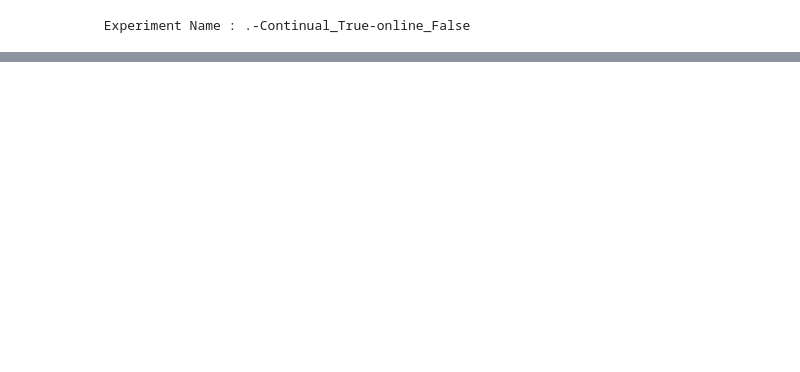
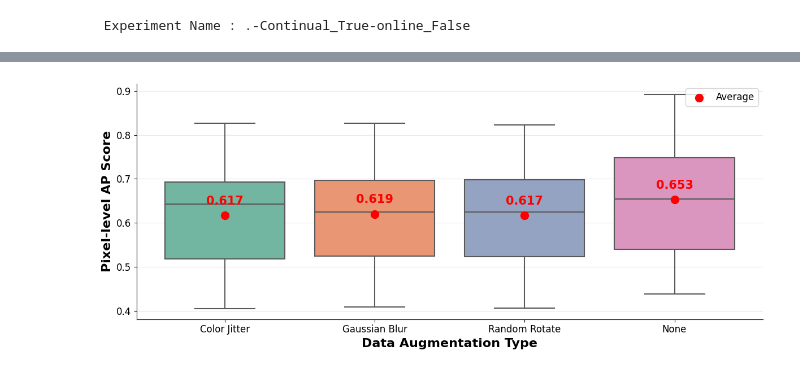
Before and after one commit to crimama/LifeLongerAD, a Jupyter notebook: temp.ipynb, the cells around one changed output, grey strips where cells are left out. Cells and saved outputs as stored; diff of their text form; code cells hidden in the pictures; blank space fills up the shorter version.

```diff
--- a/temp.ipynb
+++ b/temp.ipynb
@@ -613,5 +65,0 @@ true_feats = self.pre_projection(feat)
-# %%
-features = self.forward_modules["feature_aggregator"](images)
-features = [features[layer] for layer in self.layers_to_extract_from]
-for f in features:
-    print(f.shape)
@@ -621,8 +65,0 @@ torch.Size([8, 1024, 14, 14])
-# %%
-for i, feat in enumerate(features):
-    if len(feat.shape) == 3:
-        B, L, C = feat.shape
-        features[i] = feat.reshape(B, int(math.sqrt(L)), int(math.sqrt(L)), C).permute(0, 3, 1, 2)
-
-for f in features:
-    print(f.shape)
@@ -632,7 +65,0 @@ torch.Size([8, 1024, 14, 14])
-# %%
-features = [
-            self.patch_maker.patchify(x, return_spatial_info=True) for x in features
-        ]
-features = [x[0] for x in features]
-for f in features:
-    print(f.shape)
@@ -696,0 +123,63 @@ features = backbone(images, layers_to_extract=[3, 6, 9])
+# %%
+import pandas as pd
+import matplotlib.pyplot as plt
+import seaborn as sns
+import io
+
+# 1. 데이터 파싱 및 DataFrame 생성
+data_string = """
+Color Jitter	Gaussian Blur	Random Rotate	None
+bottle	0.647 	0.823 	0.823 	0.845
+cable	0.771 	0.723 	0.730 	0.742
+capsule	0.499 	0.508 	0.508 	0.539
+carpet	0.824 	0.761 	0.768 	0.785
+grid	0.732 	0.422 	0.406 	0.489
+hazelnut	0.643 	0.656 	0.640 	0.660
+leather	0.461 	0.596 	0.596 	0.541
+metal_nut	0.405 	0.826 	0.823 	0.892
+pill	0.646 	0.624 	0.624 	0.755
+screw	0.600 	0.409 	0.409 	0.438
+tile	0.826 	0.541 	0.538 	0.598
+toothbrush	0.654 	0.657 	0.657 	0.654
+transistor	0.537 	0.599 	0.595 	0.633
+wood	0.596 	0.477 	0.467 	0.537
+zipper	0.408 	0.669 	0.666 	0.680
+Average	0.617 	0.619 	0.617 	0.653
+"""
+
+# 첫 번째 행을 헤더로 사용하고 첫 번째 열을 인덱스로 설정
+df = pd.read_csv(io.StringIO(data_string), sep='\t', index_col=0)
+
+# 인덱스를 'Category' 컬럼으로 변환
+df = df.reset_index()
+df = df.rename(columns={'index': 'Category'})
+
+# 2. 그룹형 막대 그래프 (전체 카테고리)
+df_melted = df[df['Category'] != 'Average'].melt(id_vars='Category', var_name='Noise_Type', value_name='Score')
+
+# 4. 박스플롯 (Average 제외) - 논문용 figure
+plt.figure(figsize=(12, 5))
+ax = sns.boxplot(data=df_melted, x='Noise_Type', y='Score', palette='Set2', linewidth=1.5)
+
+# 평균값 표시
+for i, noise_type in enumerate(df_melted['Noise_Type'].unique()):
+    data = df_melted[df_melted['Noise_Type'] == noise_type]['Score']
+    mean = data.mean()
+    plt.scatter(i, mean, color='red', s=100, marker='o', zorder=5, label='Average' if i == 0 else "")
+    plt.text(i, mean + 0.02, f'{mean:.3f}', ha='center', va='bottom',
+            fontsize=15, fontweight='bold', color='red')
+
+plt.xlabel('Data Augmentation Type', fontsize=16, fontweight='bold')
+plt.ylabel('Pixel-level AP Score', fontsize=16, fontweight='bold')
+plt.grid(True, alpha=0.3, axis='y')
+plt.legend(loc='upper right', fontsize=12)
+
+# 논문용 스타일 설정
+plt.tick_params(axis='both', which='major', labelsize=12)
+ax.spines['top'].set_visible(False)
+ax.spines['right'].set_visible(False)
+
+plt.tight_layout()
+# plt.savefig('augmentation_performance_boxplot.png', dpi=300, bbox_inches='tight')
+plt.show()
+# %% [output]
@@ -696,0 +189 @@ features = backbone(images, layers_to_extract=[3, 6, 9])
+[figure, added]
```
Also changed, not shown: parts of 20 cells of this notebook, 43 other files.
